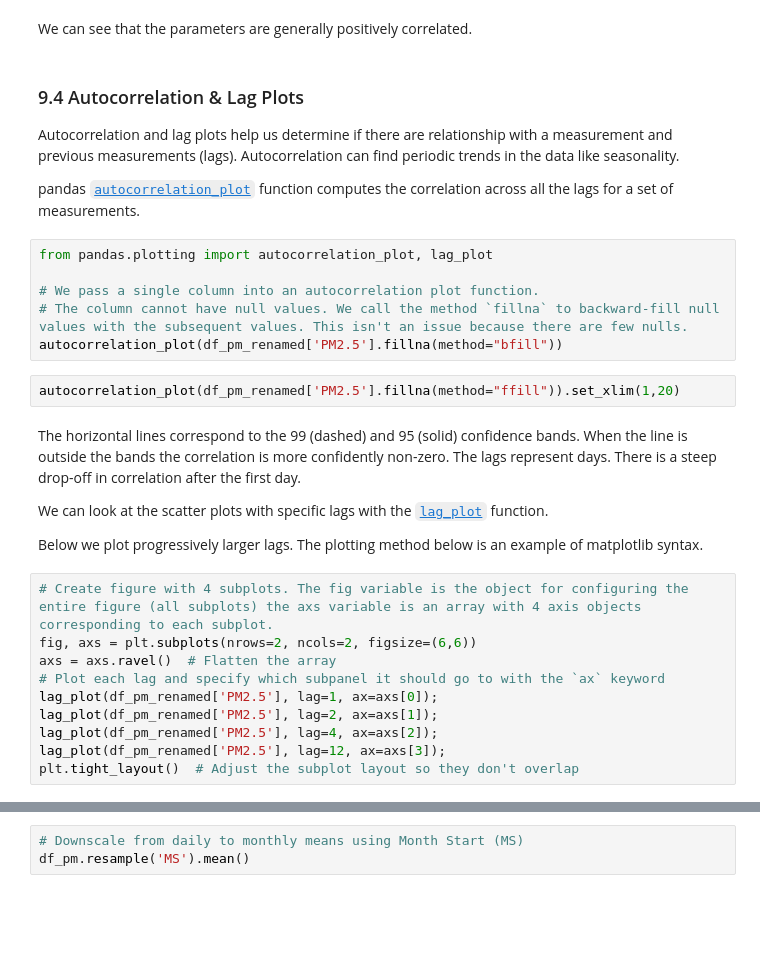
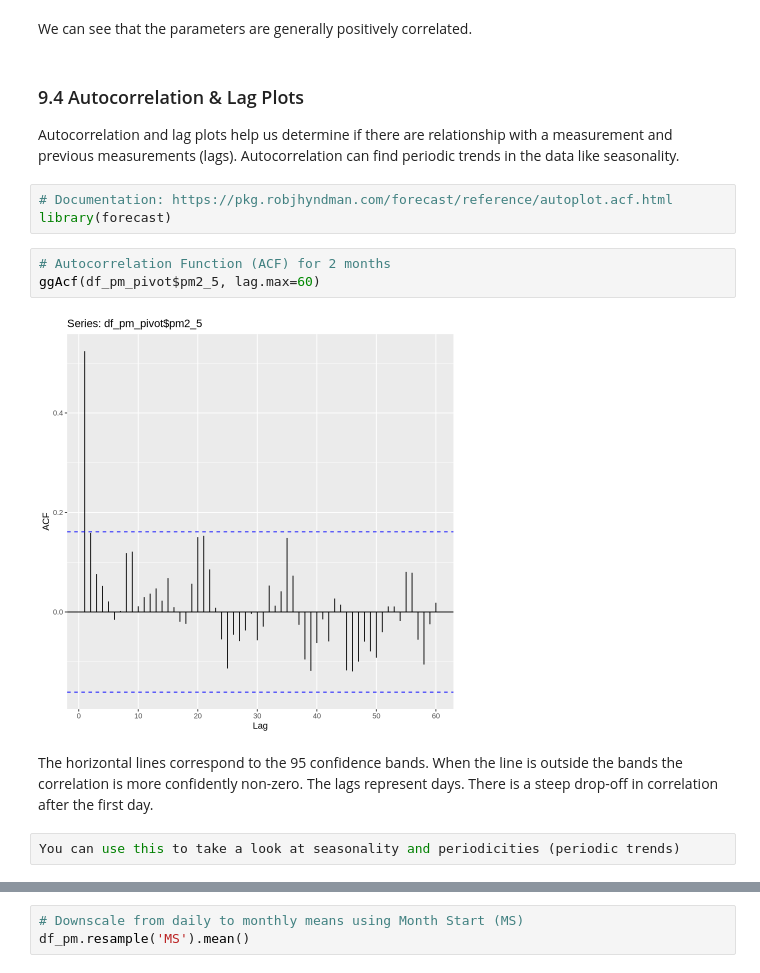
Before and after one commit to MPA-2065-FA24/mpa2065-fall2024, a Jupyter notebook: exploratory_data_analysis/notebooks/1.0-gtd-eda-walkthrough.ipynb, the cells around one changed output, grey strips where cells are left out. Drawn from its saved outputs; the diff is of its cells as text; blank space fills up the shorter version.

```diff
--- a/exploratory_data_analysis/notebooks/1.0-gtd-eda-walkthrough.ipynb
+++ b/exploratory_data_analysis/notebooks/1.0-gtd-eda-walkthrough.ipynb
@@ -1692,29 +1692,15 @@ We can see that the parameters are generally positively correlated.
 ### 9.4 Autocorrelation & Lag Plots
 Autocorrelation and lag plots help us determine if there are relationship with a measurement and previous measurements (lags).
 Autocorrelation can find periodic trends in the data like seasonality.
-
-pandas [`autocorrelation_plot`](https://pandas.pydata.org/docs/reference/api/pandas.plotting.autocorrelation_plot.html) function computes the correlation across all the lags for a set of measurements.
-# %%
-from pandas.plotting import autocorrelation_plot, lag_plot
-
-# We pass a single column into an autocorrelation plot function.
-# The column cannot have null values. We call the method `fillna` to backward-fill null values with the subsequent values. This isn't an issue because there are few nulls.
-autocorrelation_plot(df_pm_renamed['PM2.5'].fillna(method="bfill"))
-# %%
-autocorrelation_plot(df_pm_renamed['PM2.5'].fillna(method="ffill")).set_xlim(1,20)
+# %%
+# Documentation: https://pkg.robjhyndman.com/forecast/reference/autoplot.acf.html
+library(forecast)
+# %%
+# Autocorrelation Function (ACF) for 2 months
+ggAcf(df_pm_pivot$pm2_5, lag.max=60)
+# %% [output]
+[figure, added]
 # %% [markdown]
-The horizontal lines correspond to the 99 (dashed) and 95 (solid) confidence bands. When the line is outside the bands the correlation is more confidently non-zero. The lags represent days. There is a steep drop-off in correlation after the first day.
-
-We can look at the scatter plots with specific lags with the [`lag_plot`](https://pandas.pydata.org/pandas-docs/stable/reference/api/pandas.plotting.lag_plot.html) function.
-
-Below we plot progressively larger lags. The plotting method below is an example of matplotlib syntax.
+The horizontal lines correspond to the 95 confidence bands. When the line is outside the bands the correlation is more confidently non-zero. The lags represent days. There is a steep drop-off in correlation after the first day.
-# %%
-# Create figure with 4 subplots. The fig variable is the object for configuring the entire figure (all subplots) the axs variable is an array with 4 axis objects corresponding to each subplot.
-fig, axs = plt.subplots(nrows=2, ncols=2, figsize=(6,6))
-axs = axs.ravel()  # Flatten the array
-# Plot each lag and specify which subpanel it should go to with the `ax` keyword
-lag_plot(df_pm_renamed['PM2.5'], lag=1, ax=axs[0]);
-lag_plot(df_pm_renamed['PM2.5'], lag=2, ax=axs[1]);
-lag_plot(df_pm_renamed['PM2.5'], lag=4, ax=axs[2]);
-lag_plot(df_pm_renamed['PM2.5'], lag=12, ax=axs[3]);
-plt.tight_layout()  # Adjust the subplot layout so they don't overlap
+# %%
+You can use this to take a look at seasonality and periodicities (periodic trends)
```
Also changed, not shown: parts of 4 cells of this notebook.
